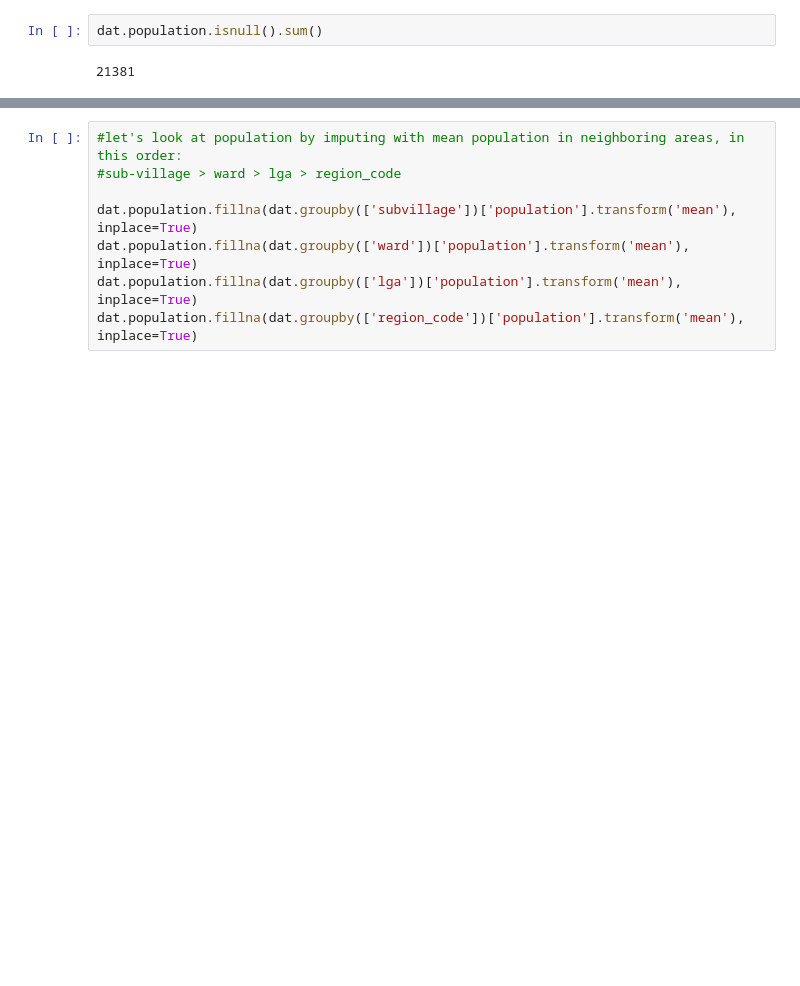
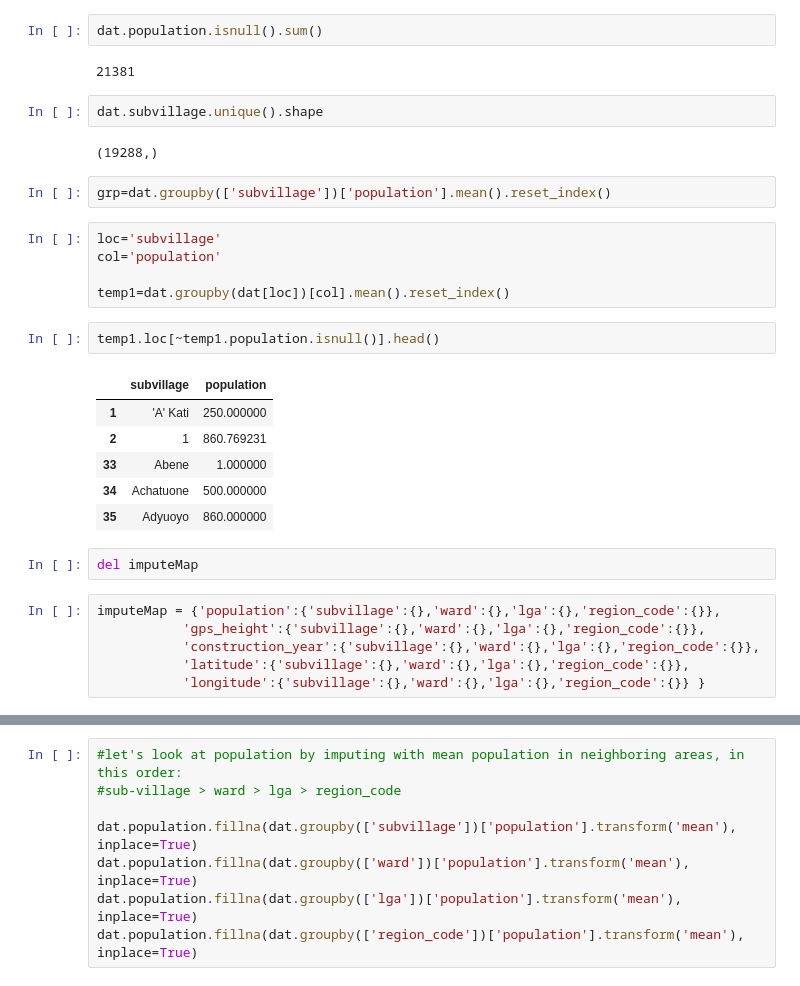
Before and after one commit to ashirwad08/predict-water-pump-failure, a Jupyter notebook: MVP_work/ash_MVP_explore_train.ipynb, the cells around one changed output, grey strips where cells are left out. Saved outputs shown, nothing was run; the diff lists cells and outputs as text; blank space fills up the shorter version.

```diff
--- a/MVP_work/ash_MVP_explore_train.ipynb
+++ b/MVP_work/ash_MVP_explore_train.ipynb
@@ -26,3 +26,31 @@ dat.population.replace(to_replace={0:np.nan}, inplace=True)
 dat.population.isnull().sum()
 # %% [output]
 21381
+# %%
+dat.subvillage.unique().shape
+# %% [output]
+(19288,)
+# %%
+grp=dat.groupby(['subvillage'])['population'].mean().reset_index()
+# %%
+loc='subvillage'
+col='population'
+
+temp1=dat.groupby(dat[loc])[col].mean().reset_index()
+# %%
+temp1.loc[~temp1.population.isnull()].head()
+# %% [output]
+|  | subvillage | population |
+| 1 | 'A' Kati | 250.000000 |
+| 2 | 1 | 860.769231 |
+| 33 | Abene | 1.000000 |
+| 34 | Achatuone | 500.000000 |
+| 35 | Adyuoyo | 860.000000 |
+# %%
+del imputeMap
+# %%
+imputeMap = {'population':{'subvillage':{},'ward':{},'lga':{},'region_code':{}},
+           'gps_height':{'subvillage':{},'ward':{},'lga':{},'region_code':{}},
+           'construction_year':{'subvillage':{},'ward':{},'lga':{},'region_code':{}},
+           'latitude':{'subvillage':{},'ward':{},'lga':{},'region_code':{}},
+           'longitude':{'subvillage':{},'ward':{},'lga':{},'region_code':{}} }
```
Also changed, not shown: parts of 19 cells of this notebook, 1 other file.
